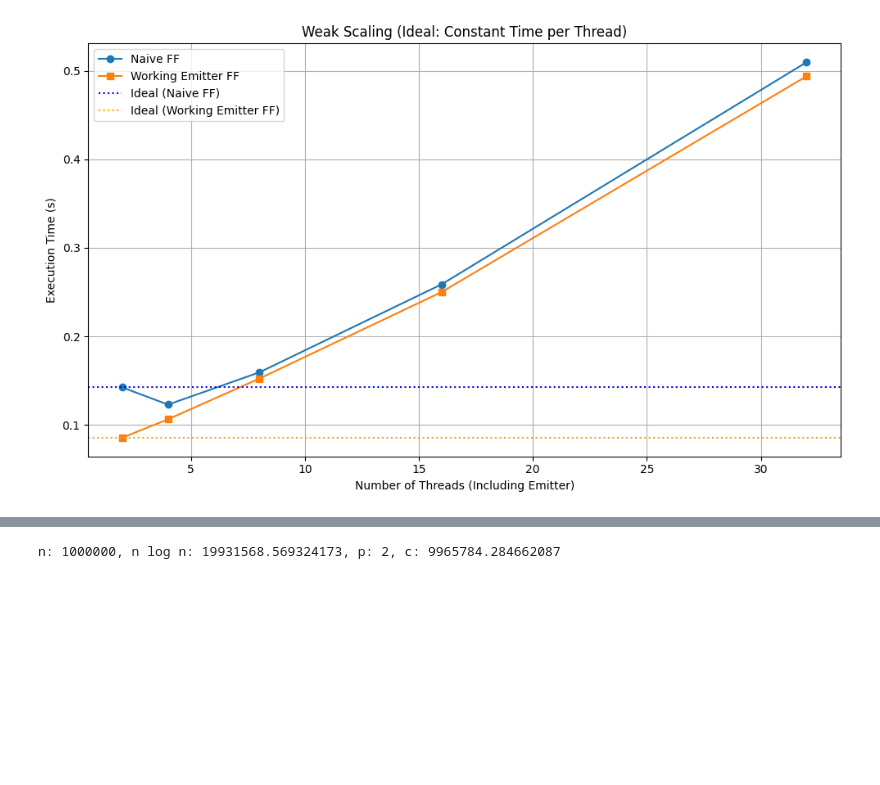
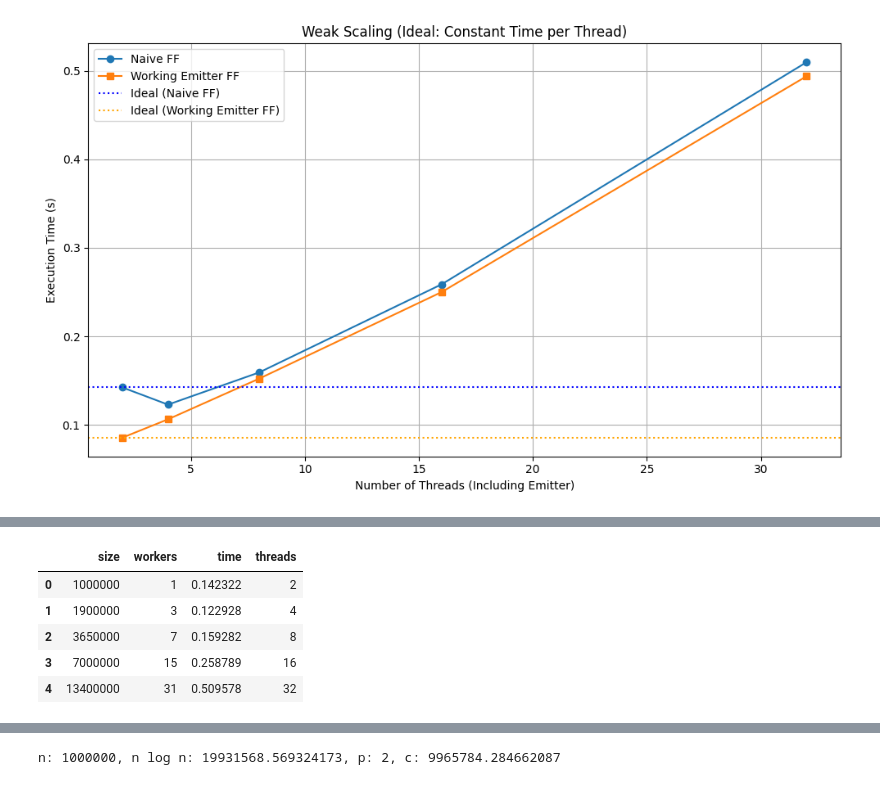
Before and after one commit to DavideB45/SPM, a Jupyter notebook: assignment4/analysis.ipynb, the cells around one changed output, grey strips where cells are left out. Saved outputs shown, nothing was run; the diff lists cells and outputs as text; code cells hidden in the pictures; blank space fills up the shorter version.

```diff
--- a/assignment4/analysis.ipynb
+++ b/assignment4/analysis.ipynb
@@ -374,0 +414,9 @@ plt.show()
+# %%
+df1.head()
+# %% [output]
+|  | size | workers | time | threads |
+| 0 | 1000000 | 1 | 0.142322 | 2 |
+| 1 | 1900000 | 3 | 0.122928 | 4 |
+| 2 | 3650000 | 7 | 0.159282 | 8 |
+| 3 | 7000000 | 15 | 0.258789 | 16 |
+| 4 | 13400000 | 31 | 0.509578 | 32 |
```
Also changed, not shown: parts of 5 cells of this notebook, 2 other files.
